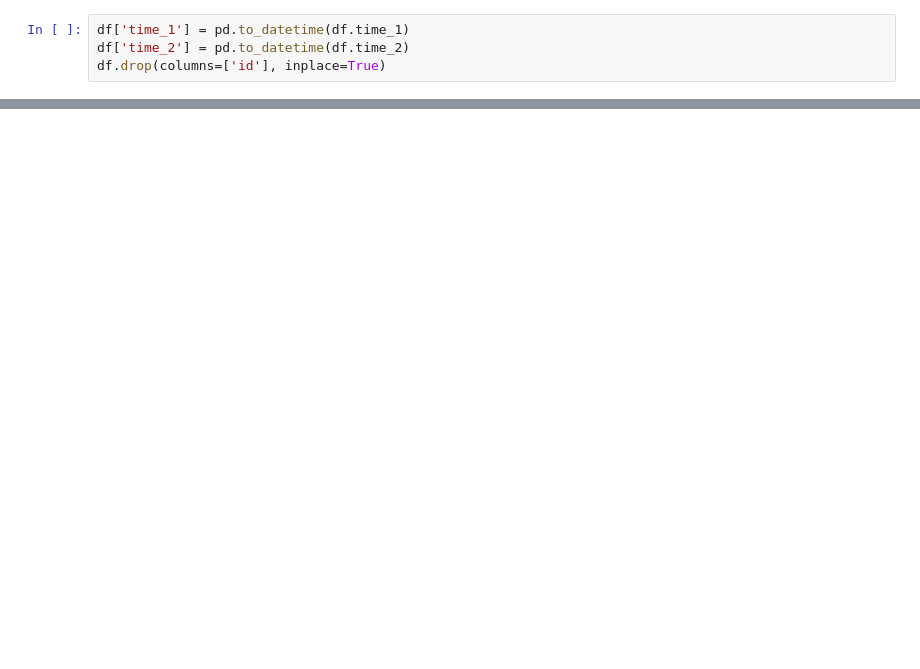
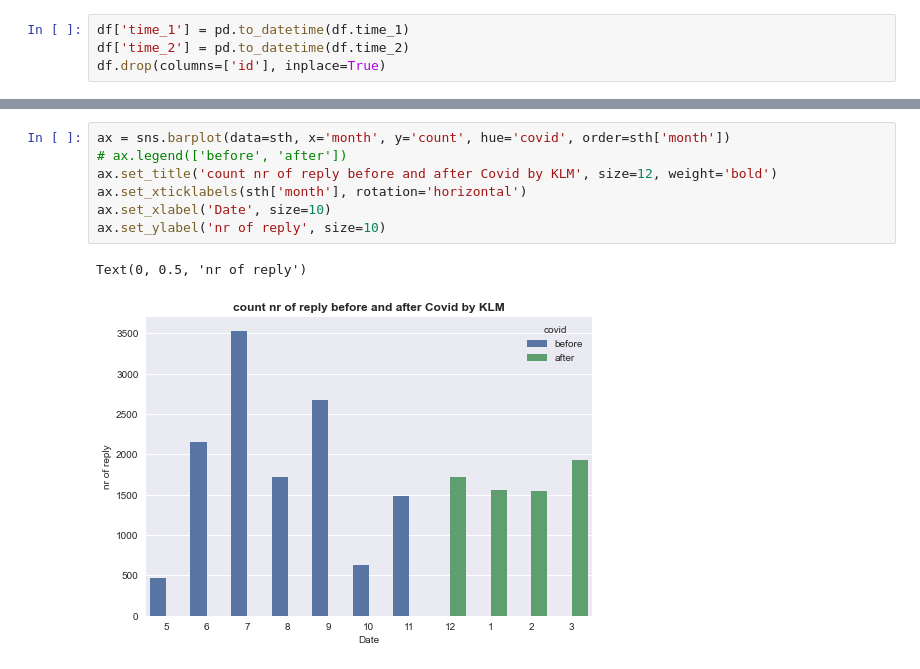
Before and after one commit to PhatLeBao-Phat/dbl-group-3, a Jupyter notebook: sprint 2/augemented_data.ipynb, the cells around one changed output, grey strips where cells are left out. Saved outputs shown, nothing was run; the diff lists cells and outputs as text; blank space fills up the shorter version.

```diff
--- a/sprint 2/augemented_data.ipynb
+++ b/sprint 2/augemented_data.ipynb
@@ -53,0 +53,10 @@ AttributeError: 'DataFrame' object has no attribute 'timestamp_ms'
+# %%
+ax = sns.barplot(data=sth, x='month', y='count', hue='covid', order=sth['month'])
+# ax.legend(['before', 'after'])
+ax.set_title('count nr of reply before and after Covid by KLM', size=12, weight='bold')
+ax.set_xticklabels(sth['month'], rotation='horizontal')
+ax.set_xlabel('Date', size=10)
+ax.set_ylabel('nr of reply', size=10)
+# %% [output]
+Text(0, 0.5, 'nr of reply')
+[figure, added]
```
Also changed, not shown: parts of 13 cells of this notebook, 1 other file.
